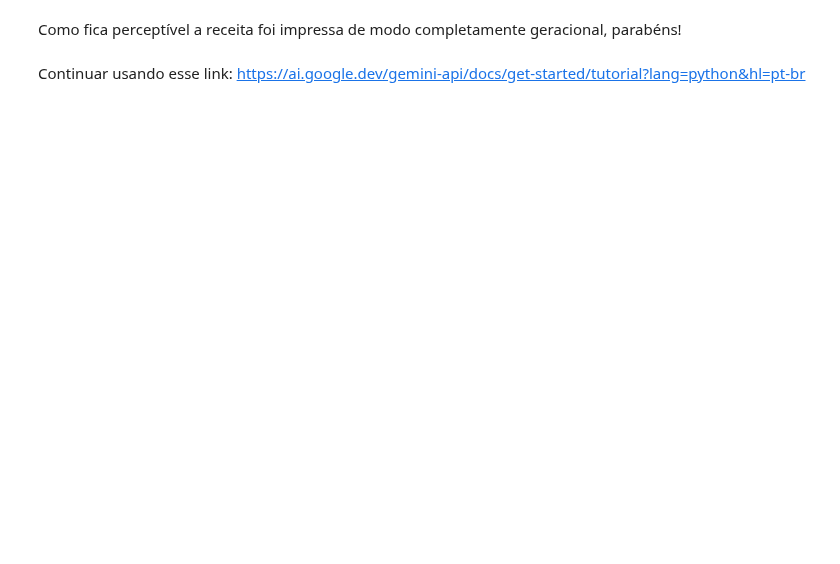
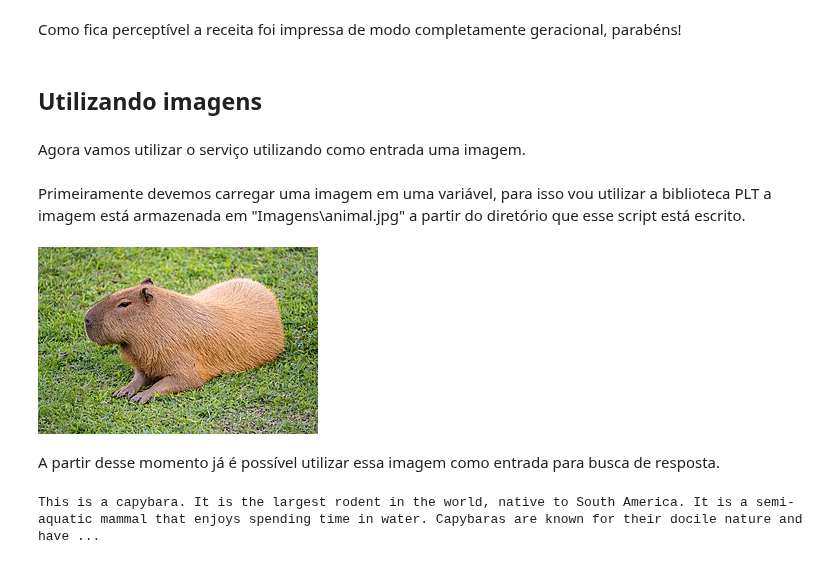
Before and after one commit to ViniciusBPessoa/Repositorio_Academico_Multidisciplinar, a Jupyter notebook: Extencao/Post_01/gemini.ipynb, the cells around one changed output. Saved outputs shown, nothing was run; the diff lists cells and outputs as text; code cells hidden in the pictures; blank space fills up the shorter version.

```diff
--- a/Extencao/Post_01/gemini.ipynb
+++ b/Extencao/Post_01/gemini.ipynb
@@ -199,4 +198,23 @@ total_token_count: 652
 # %% [markdown]
 Como fica perceptível a receita foi impressa de modo completamente geracional, parabéns!
-# %% [markdown]
-Continuar usando esse link: https://ai.google.dev/gemini-api/docs/get-started/tutorial?lang=python&hl=pt-br
+# %% [markdown]
+## Utilizando imagens
+# %% [markdown]
+Agora vamos utilizar o serviço utilizando como entrada uma imagem.
+# %% [markdown]
+Primeiramente devemos carregar uma imagem em uma variável, para isso vou utilizar a biblioteca PLT a imagem está armazenada em "Imagens\animal.jpg"  a partir do diretório que esse script está escrito.
+# %%
+import PIL.Image
+
+img = PIL.Image.open(r'Imagens\animal.jpg')
+img
+# %% [output]
+[figure, added]
+# %% [markdown]
+A partir desse momento já é possível utilizar essa imagem como entrada para busca de resposta.
+# %%
+resposta = model.generate_content(img)
+
+print(resposta.text)
+# %% [output]
+This is a capybara. It is the largest rodent in the world, native to South America. It is a semi-aquatic mammal that enjoys spending time in water. Capybaras are known for their docile nature and have ...
```
Also changed, not shown: parts of 6 cells of this notebook, 1 other file.
